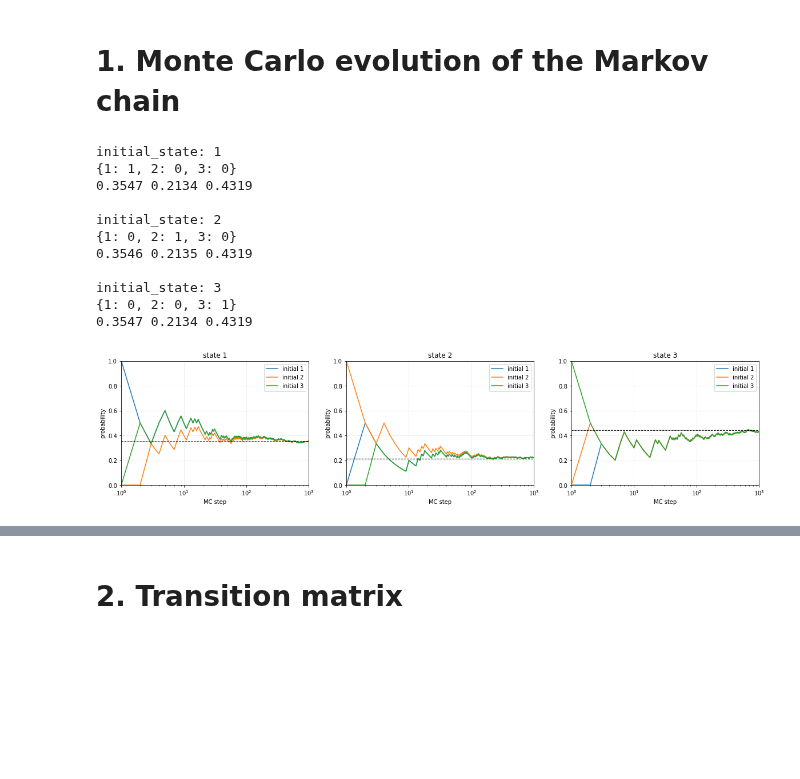
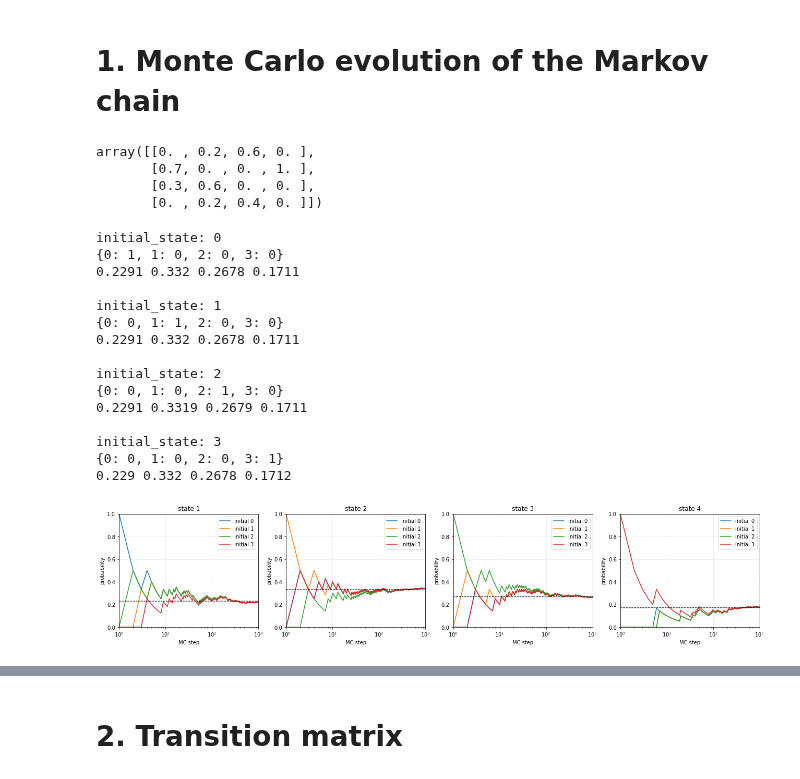
Before and after one commit to jsdiazpo/Bayesian-Digressions, a Jupyter notebook: Markov-Chains.ipynb, the cells around one changed output, grey strips where cells are left out. Saved outputs shown, nothing was run; the diff lists cells and outputs as text; code cells hidden in the pictures; blank space fills up the shorter version.

```diff
--- a/Markov-Chains.ipynb
+++ b/Markov-Chains.ipynb
@@ -6,5 +6,7 @@ import matplotlib.pyplot as plt
 plt.rcParams['figure.facecolor'] = 'w'
 # from scipy import stats
 # from scipy.special import beta as beta_function
+plt.style.use(['dark_background', 'science', 'notebook'])
+import ipywidgets as widgets
 # %% [markdown]
 # 1. Monte Carlo evolution of the Markov chain
@@ -11 +23,8 @@ plt.rcParams['figure.facecolor'] = 'w'
+# %%
+T4
+# %% [output]
+array([[0. , 0.2, 0.6, 0. ],
+       [0.7, 0. , 0. , 1. ],
+       [0.3, 0.6, 0. , 0. ],
+       [0. , 0.2, 0.4, 0. ]])
 # %%
@@ -20,63 +50,74 @@ def next_state(state_now):
 # %%
 n_steps = 10000
-for initial_state in [1,2,3]:
+for initial_state in [0,1,2,3]:
 # for initial_state in [1]:
-    counter = {1:0, 2:0, 3:0}
+    counter = {0:0, 1:0, 2:0, 3:0}
     state = initial_state
     print(f'initial_state: {initial_state}')
     counter[state] += 1
-    p1, p2, p3, state_seq = [], [], [], []
+    p0, p1, p2, p3, state_seq = [], [], [], [], []
     np.random.seed(420)
     print(counter)
     for step in range(n_steps):
         # print(state, end=' ')
         state_seq.append(state)
+        p0.append(counter[0]/(step+1))
         p1.append(counter[1]/(step+1))
         p2.append(counter[2]/(step+1))
         p3.append(counter[3]/(step+1))
         # move to next step
-        state = next_state(state)
+        # state = next_state3(state)
+        state = next_state4(state)
         counter[state] += 1
-    if initial_state==1:
-        probs_init1 = [p1,p2,p3]
-        print(p1[-1], p2[-1], p3[-1])
+    if initial_state==0:
+        probs_init0 = [p0,p1,p2,p3]
+        print(p0[-1], p1[-1], p2[-1], p3[-1])
+    elif initial_state==1:
+        probs_init1 = [p0,p1,p2,p3]
+        print(p0[-1], p1[-1], p2[-1], p3[-1])
     elif initial_state==2:
-        probs_init2 = [p1,p2,p3]
-        print(p1[-1], p2[-1], p3[-1])
+        probs_init2 = [p0,p1,p2,p3]
+        print(p0[-1], p1[-1], p2[-1], p3[-1])
     else:
-        probs_init3 = [p1,p2,p3]
-        print(p1[-1], p2[-1], p3[-1])
+        probs_init3 = [p0,p1,p2,p3]
+        print(p0[-1], p1[-1], p2[-1], p3[-1])
     print()
 # %% [output]
+initial_state: 0
+{0: 1, 1: 0, 2: 0, 3: 0}
+0.2291 0.332 0.2678 0.1711
+
 initial_state: 1
-{1: 1, 2: 0, 3: 0}
-0.3547 0.2134 0.4319
+{0: 0, 1: 1, 2: 0, 3: 0}
+0.2291 0.332 0.2678 0.1711
 
 initial_state: 2
-{1: 0, 2: 1, 3: 0}
-0.3546 0.2135 0.4319
+{0: 0, 1: 0, 2: 1, 3: 0}
+0.2291 0.3319 0.2679 0.1711
 
 initial_state: 3
-{1: 0, 2: 0, 3: 1}
-0.3547 0.2134 0.4319
+{0: 0, 1: 0, 2: 0, 3: 1}
+0.229 0.332 0.2678 0.1712
 # %%
-fig, axs = plt.subplots(ncols=3, figsize=(20, 4))
+fig, axs = plt.subplots(ncols=4, figsize=(22, 4))
 
 
 xmin, xmax = 1, 1e3#n_steps+1
 ymin, ymax = 0, 1
 x_axis = np.linspace(1, n_steps, n_steps)
 for i, ax in enumerate(axs.flat):
+    ax.plot(x_axis, probs_init0[i], label=f'initial 0')# color='dodgerblue', alpha=.7, histtype='stepfilled', ec='k')
     ax.plot(x_axis, probs_init1[i], label=f'initial 1')# color='dodgerblue', alpha=.7, histtype='stepfilled', ec='k')
     ax.plot(x_axis, probs_init2[i], label=f'initial 2')# color='dodgerblue', alpha=.7, histtype='stepfilled', ec='k')
     ax.plot(x_axis, probs_init3[i], label=f'initial 3')# color='dodgerblue', alpha=.7, histtype='stepfilled', ec='k')
 
 
     ax.set(xlabel='MC step', ylabel='probability', title=f'state {i+1}', xlim=[xmin,xmax], ylim=[ymin,ymax], xscale='log')
     ax.grid(lw=1, alpha=0.2, zorder=0)
     ax.legend();
-axs[0].plot(x_axis, [0.35]*n_steps, '--', c='k', lw=1)
-axs[1].plot(x_axis, [0.21]*n_steps, '--', c='k', lw=1)
-axs[2].plot(x_axis, [0.44]*n_steps, '--', c='k', lw=1);
+axs[0].plot(x_axis, [0.229]*n_steps, '--', c='k', lw=1)
+axs[1].plot(x_axis, [0.332]*n_steps, '--', c='k', lw=1)
+axs[2].plot(x_axis, [0.2678]*n_steps, '--', c='k', lw=1)
+axs[3].plot(x_axis, [0.1712]*n_steps, '--', c='k', lw=1);
 # %% [output]
-[figure, old version]
+[figure, new version]
```
Also changed, not shown: parts of 6 cells of this notebook.
